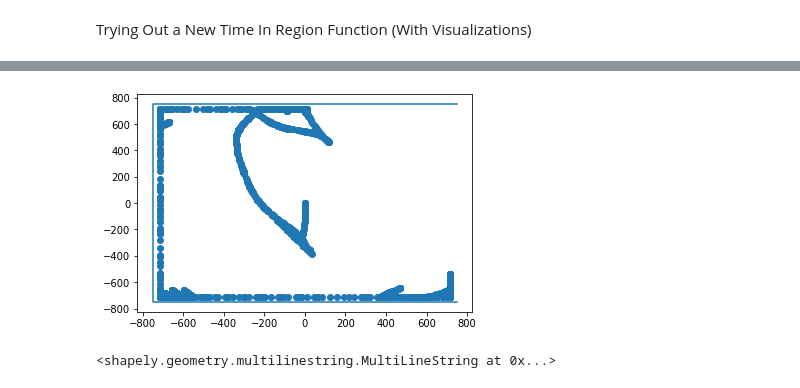
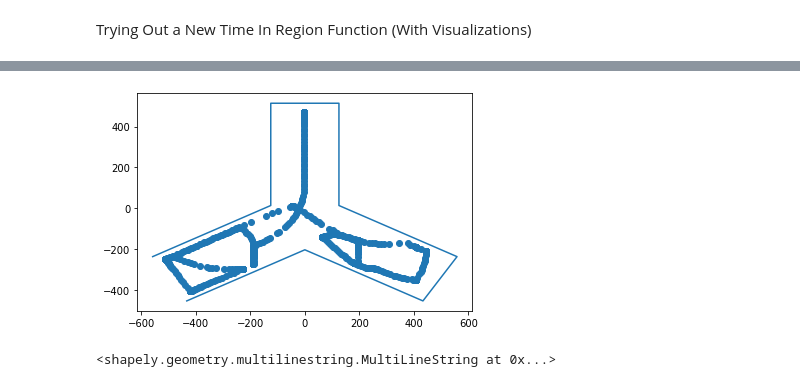
Before and after one commit to cmason30/mouse-maze-vr, a Jupyter notebook: master_sheet_code.ipynb, the cells around one changed output, grey strips where cells are left out. Drawn from its saved outputs; the diff is of its cells as text; code cells hidden in the pictures.

```diff
--- a/master_sheet_code.ipynb
+++ b/master_sheet_code.ipynb
@@ -605,2 +684,0 @@ def y_maze_time_spent(behavioral_filepath):
-# %%
-df_test = y_maze_time_spent('/content/8007_OF_Habituation.behavior')
@@ -635,8 +685,18 @@ coords =  np.array([[750,-750],
+# %%
+coords =  np.array([[-433.013, -452.582],
+                        [0,-202.582],
+                        [433.013, -452.582],
+                        [558.013, -236.075],
+                        [125, 13.925],
+                        [125, 513.924],
+                        [-125, 513.924],
+                        [-125, 13.925],
+                        [-558.013, -236.075]])
 # %%
 plt.plot(coords[:,0], coords[:,1])
-plt.scatter(df_test['Position.X'], df_test['Position.Y'])
+plt.scatter(df_test[2]['Position.X'], df_test[2]['Position.Y'])
 plt.show()
 # %% [output]
-[figure, old version]
+[figure, new version]
 # %%
 line = [LineString([(0,-202.582), (-125, 13.925), (125, 13.925), (0,-202.582)])]
```
Also changed, not shown: parts of 15 cells of this notebook.
